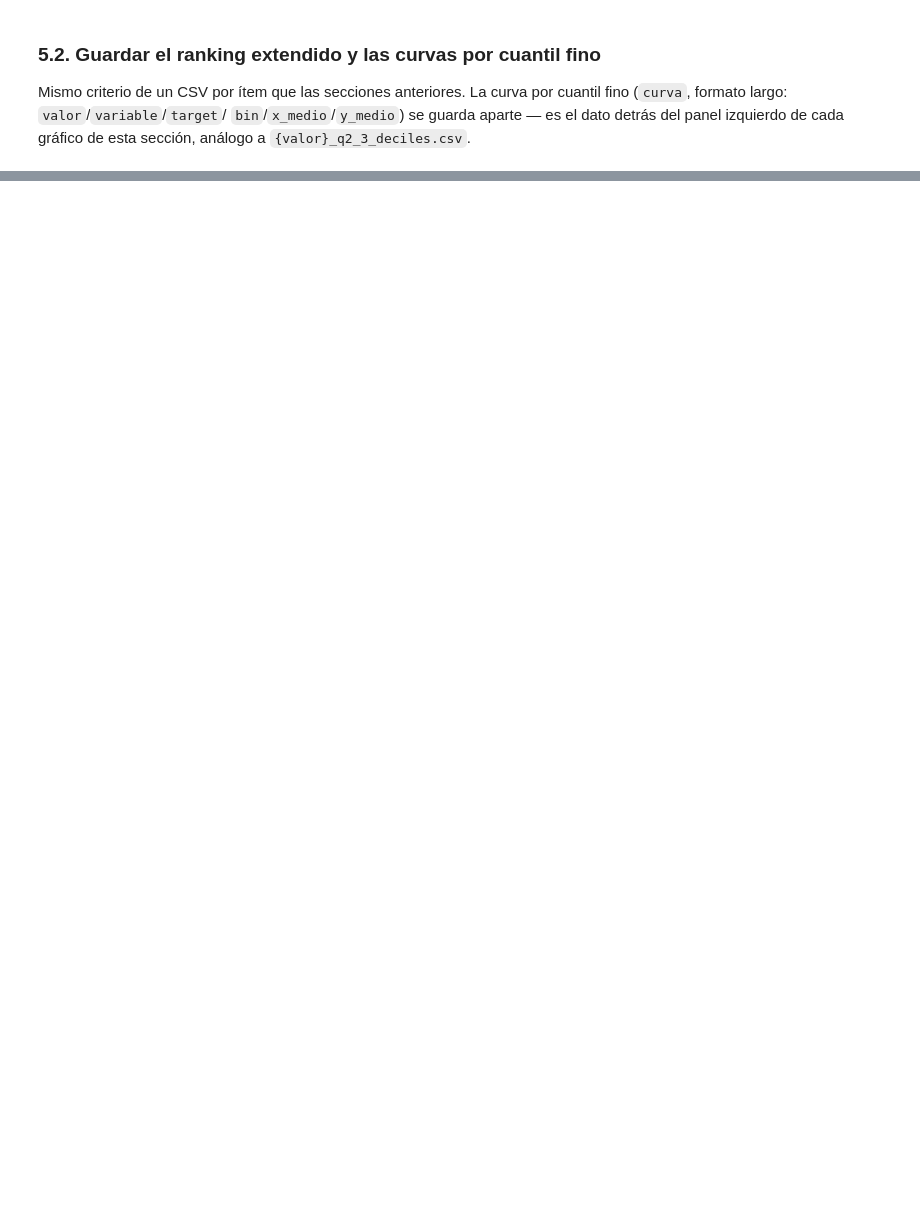
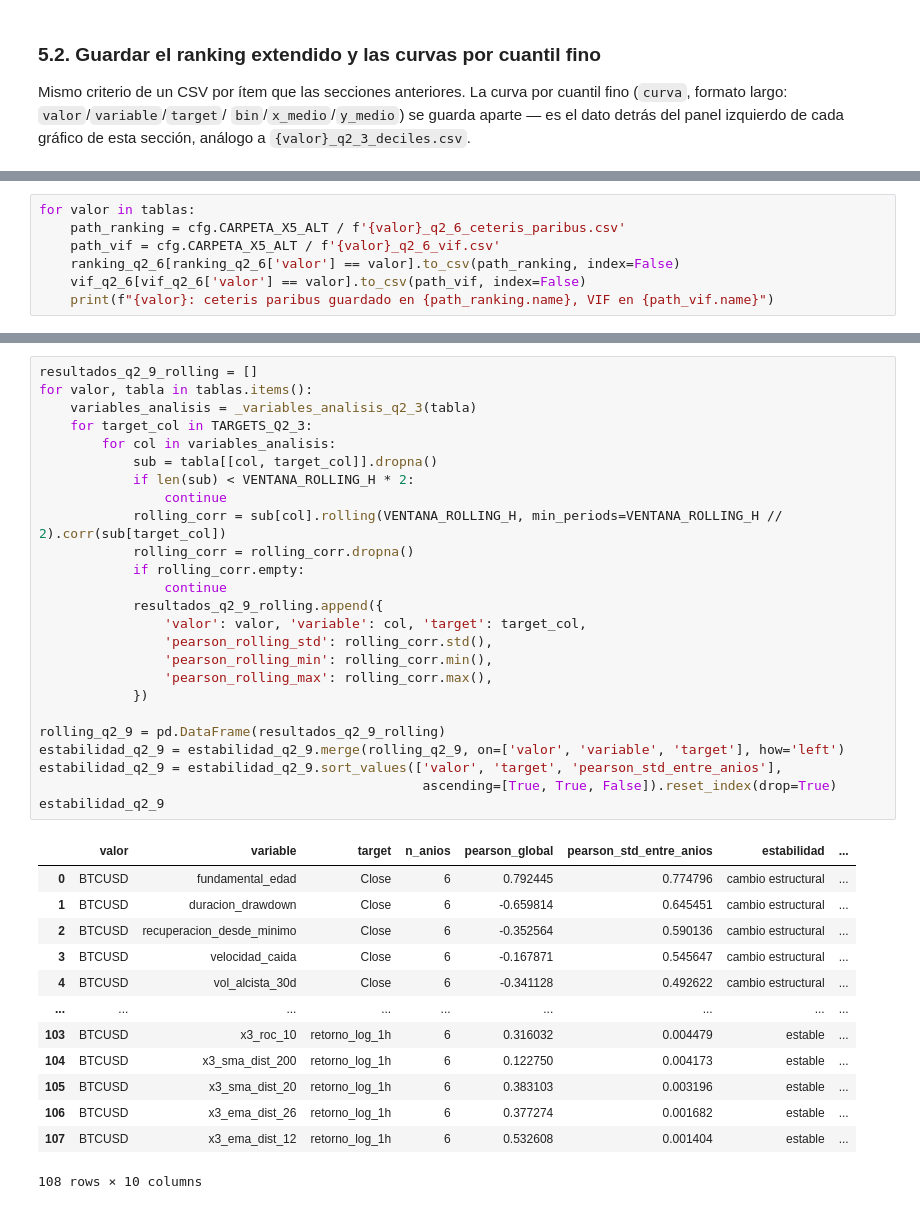
Before and after one commit to mavaldivia/Alginvesting, a Jupyter notebook: scripts/X5_Q2.ipynb, the cells around one changed output, grey strips where cells are left out. Saved outputs shown, nothing was run; the diff lists cells and outputs as text; blank space fills up the shorter version.

```diff
--- a/scripts/X5_Q2.ipynb
+++ b/scripts/X5_Q2.ipynb
@@ -779,0 +1167,7 @@ for valor in tablas:
+# %%
+for valor in tablas:
+    path_ranking = cfg.CARPETA_X5_ALT / f'{valor}_q2_6_ceteris_paribus.csv'
+    path_vif = cfg.CARPETA_X5_ALT / f'{valor}_q2_6_vif.csv'
+    ranking_q2_6[ranking_q2_6['valor'] == valor].to_csv(path_ranking, index=False)
+    vif_q2_6[vif_q2_6['valor'] == valor].to_csv(path_vif, index=False)
+    print(f"{valor}: ceteris paribus guardado en {path_ranking.name}, VIF en {path_vif.name}")
@@ -779,0 +1287,39 @@ for valor in tablas:
+# %%
+resultados_q2_9_rolling = []
+for valor, tabla in tablas.items():
+    variables_analisis = _variables_analisis_q2_3(tabla)
+    for target_col in TARGETS_Q2_3:
+        for col in variables_analisis:
+            sub = tabla[[col, target_col]].dropna()
+            if len(sub) < VENTANA_ROLLING_H * 2:
+                continue
+            rolling_corr = sub[col].rolling(VENTANA_ROLLING_H, min_periods=VENTANA_ROLLING_H // 2).corr(sub[target_col])
+            rolling_corr = rolling_corr.dropna()
+            if rolling_corr.empty:
+                continue
+            resultados_q2_9_rolling.append({
+                'valor': valor, 'variable': col, 'target': target_col,
+                'pearson_rolling_std': rolling_corr.std(),
+                'pearson_rolling_min': rolling_corr.min(),
+                'pearson_rolling_max': rolling_corr.max(),
+            })
+
+rolling_q2_9 = pd.DataFrame(resultados_q2_9_rolling)
+estabilidad_q2_9 = estabilidad_q2_9.merge(rolling_q2_9, on=['valor', 'variable', 'target'], how='left')
+estabilidad_q2_9 = estabilidad_q2_9.sort_values(['valor', 'target', 'pearson_std_entre_anios'],
+                                                 ascending=[True, True, False]).reset_index(drop=True)
+estabilidad_q2_9
+# %% [output]
+|  | valor | variable | target | n_anios | pearson_global | pearson_std_entre_anios | estabilidad | ... |
+| 0 | BTCUSD | fundamental_edad | Close | 6 | 0.792445 | 0.774796 | cambio estructural | ... |
+| 1 | BTCUSD | duracion_drawdown | Close | 6 | -0.659814 | 0.645451 | cambio estructural | ... |
+| 2 | BTCUSD | recuperacion_desde_minimo | Close | 6 | -0.352564 | 0.590136 | cambio estructural | ... |
+| 3 | BTCUSD | velocidad_caida | Close | 6 | -0.167871 | 0.545647 | cambio estructural | ... |
+| 4 | BTCUSD | vol_alcista_30d | Close | 6 | -0.341128 | 0.492622 | cambio estructural | ... |
+| ... | ... | ... | ... | ... | ... | ... | ... | ... |
+| 103 | BTCUSD | x3_roc_10 | retorno_log_1h | 6 | 0.316032 | 0.004479 | estable | ... |
+| 104 | BTCUSD | x3_sma_dist_200 | retorno_log_1h | 6 | 0.122750 | 0.004173 | estable | ... |
+| 105 | BTCUSD | x3_sma_dist_20 | retorno_log_1h | 6 | 0.383103 | 0.003196 | estable | ... |
+| 106 | BTCUSD | x3_ema_dist_26 | retorno_log_1h | 6 | 0.377274 | 0.001682 | estable | ... |
+| 107 | BTCUSD | x3_ema_dist_12 | retorno_log_1h | 6 | 0.532608 | 0.001404 | estable | ... |
+108 rows × 10 columns
```
Also changed, not shown: parts of 26 cells of this notebook, 5 other files.
